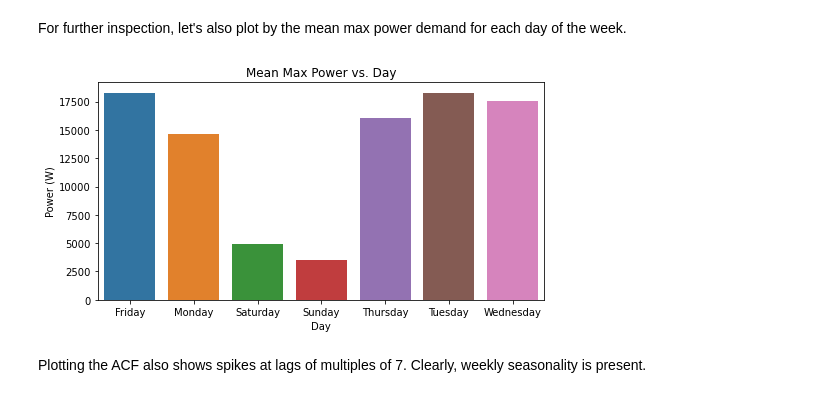
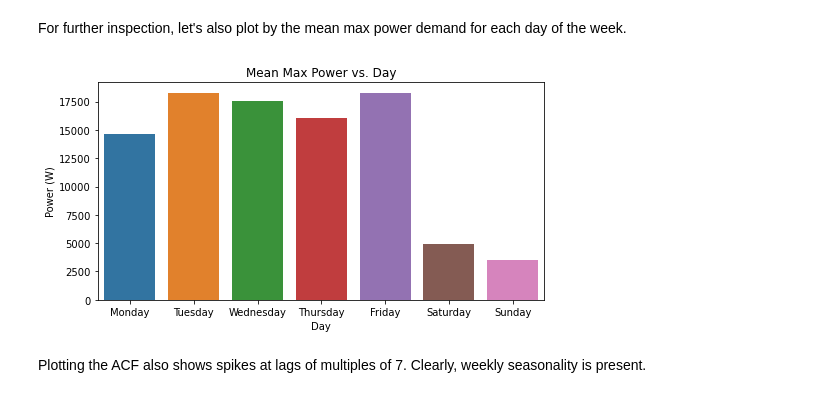
Before and after one commit to winston-edwin-chiong/power-prediction, a Jupyter notebook: Peak Power Data Analysis.ipynb, the cells around one changed output. Cells and saved outputs as stored; diff of their text form; code cells hidden in the pictures.

```diff
--- a/Peak Power Data Analysis.ipynb
+++ b/Peak Power Data Analysis.ipynb
@@ -537,13 +543,14 @@ For further inspection, let's also plot by the mean max power demand for each da
 # %%
 mean_power_day = df_24h_ts[["day", "max_power"]].groupby("day").mean()
 plt.figure(figsize = (8,4))
-sns.barplot(data = mean_power_day , x = mean_power_day.index , y = mean_power_day["max_power"])
+sns.barplot(data = mean_power_day , x = mean_power_day.index , y = mean_power_day["max_power"],
+           order = ["Monday", "Tuesday", "Wednesday", "Thursday", "Friday", "Saturday" , "Sunday"] )
 plt.title("Mean Max Power vs. Day")
 plt.ylabel("Power (W)")
 plt.xlabel("Day")
 plt.show()
 # %% [output]
-[figure, old version]
+[figure, new version]
 # %% [markdown]
 Plotting the ACF also shows spikes at lags of multiples of 7. Clearly, weekly seasonality is present.
 # %%
```
Also changed, not shown: parts of 35 cells of this notebook.
